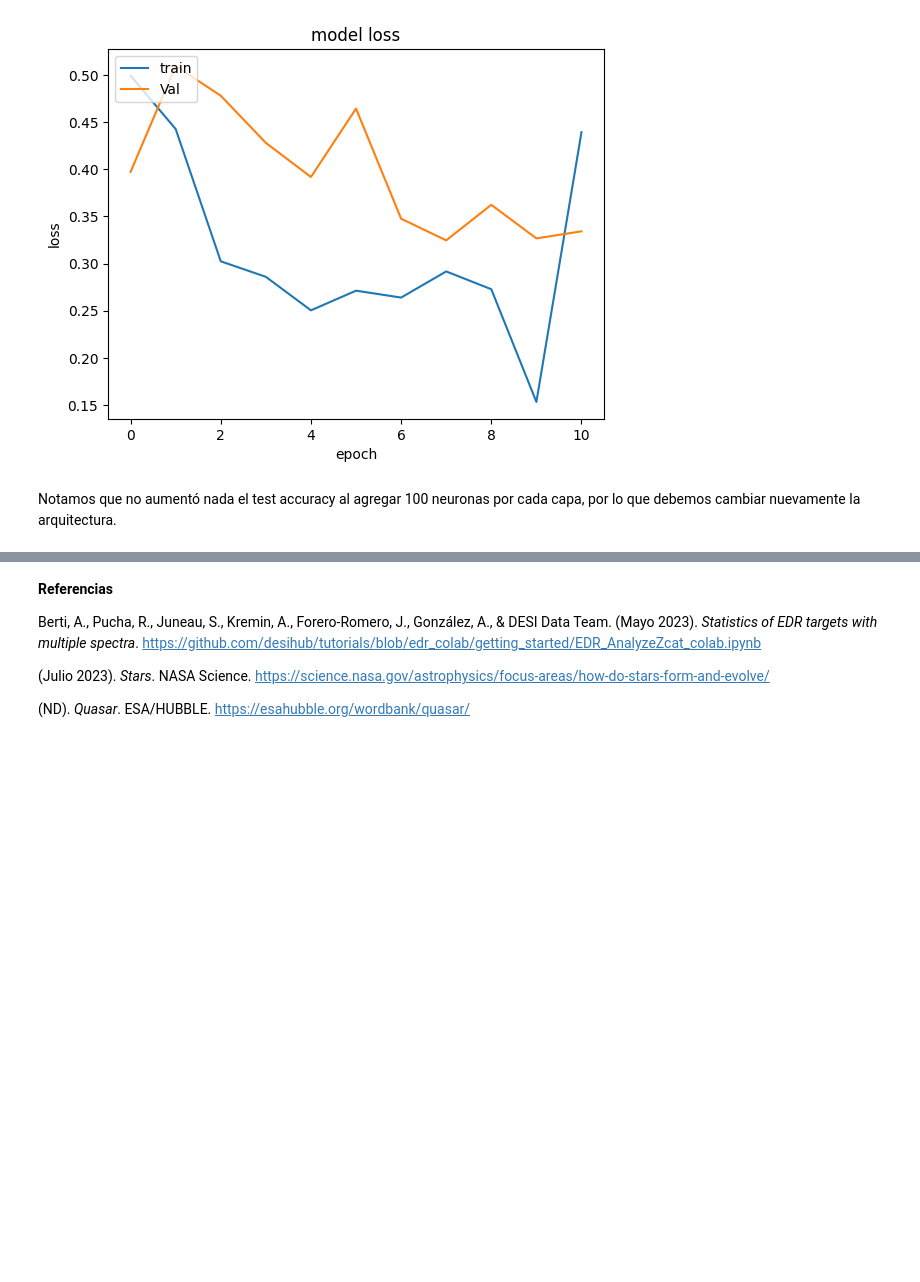
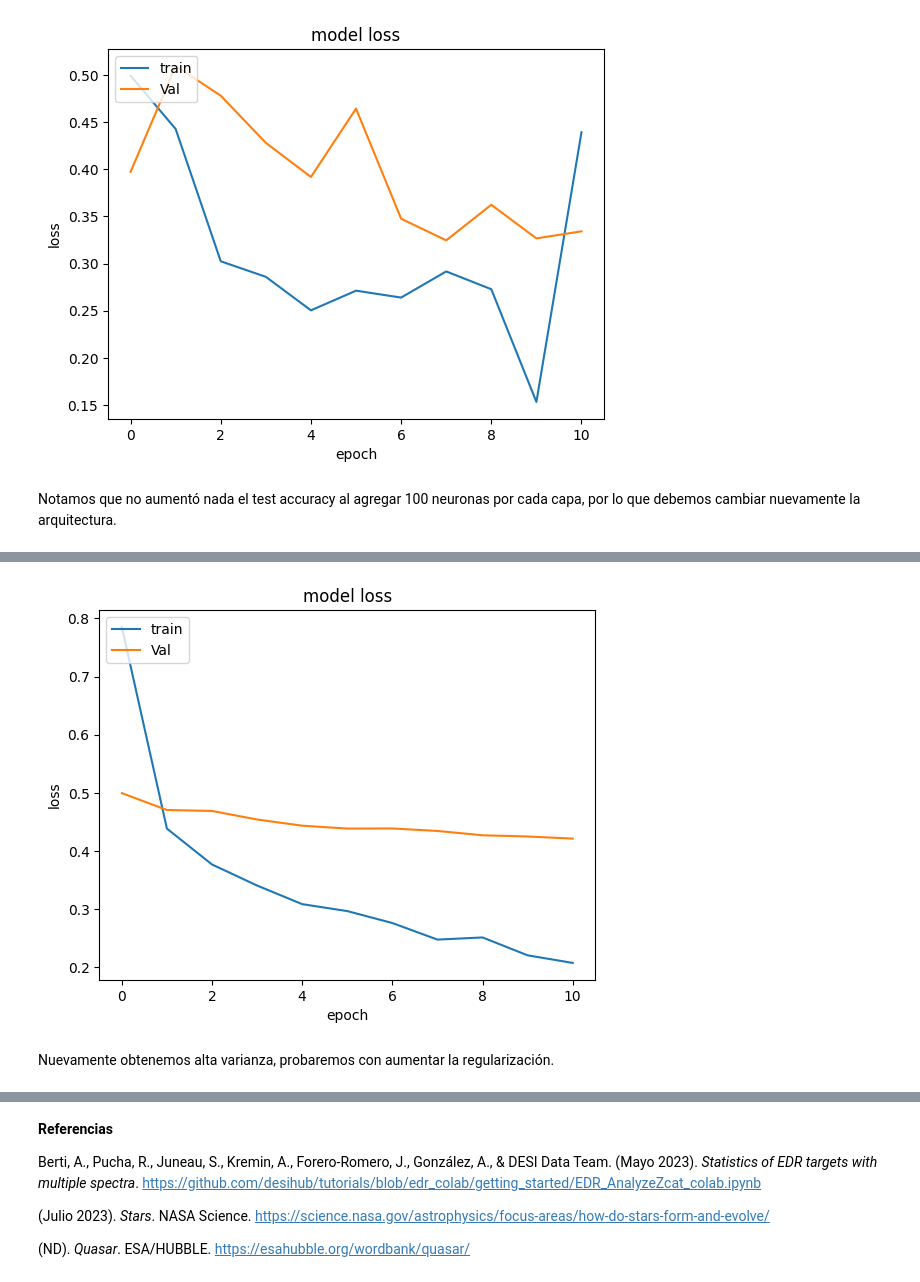
Before and after one commit to DCI-alxogm/ml2023-BlackPuma075, a Jupyter notebook: Dic_08_14/EDR_NN_Binary_QSO_STAR.ipynb, the cells around one changed output, grey strips where cells are left out. Saved outputs shown, nothing was run; the diff lists cells and outputs as text; code cells hidden in the pictures; blank space fills up the shorter version.

```diff
--- a/Dic_08_14/EDR_NN_Binary_QSO_STAR.ipynb
+++ b/Dic_08_14/EDR_NN_Binary_QSO_STAR.ipynb
@@ -883,0 +1084,3 @@ Notamos que no aumentó nada el test accuracy al agregar 100 neuronas por cada c
+# %%
+filter_2 = zeros !=0
+new_zeros = zeros[filter_2]
@@ -883,0 +1140,2 @@ Notamos que no aumentó nada el test accuracy al agregar 100 neuronas por cada c
+# %%
+x_train, x_test, y_train, y_test = train_test_split(X_scaled.T,Y, test_size=0.10, random_state=42,shuffle= True) #Hago shuffle = True para que no estén los datos sesgados (50,50) en ese orden
@@ -883,0 +1216,20 @@ Notamos que no aumentó nada el test accuracy al agregar 100 neuronas por cada c
+# %%
+tf.random.set_seed(1234)
+model8 = Sequential(
+    [
+        tf.keras.Input(shape=(x_train.shape[1],)),
+        Dense(100, activation='relu', kernel_initializer='he_uniform', name = 'layer0'),
+        Dropout(0.1),
+        Dense(100, activation='relu',kernel_initializer='he_uniform', name = 'layer1'),
+        Dropout(0.1),
+        Dense(100, activation='relu',kernel_initializer='he_uniform', name = 'layer2'),
+        Dropout(0.1),
+        Dense(1, activation='sigmoid',kernel_initializer='he_uniform', name = 'layer3'),
+     ]
+)
+model8.summary()
+model8.compile(
+    loss = tf.keras.losses.BinaryCrossentropy(),
+    optimizer='sgd',
+    metrics=[tf.keras.metrics.BinaryAccuracy()]
+)
@@ -883,0 +1254,11 @@ Notamos que no aumentó nada el test accuracy al agregar 100 neuronas por cada c
+# %%
+history8 = model8.fit(
+    x_train,y_train,
+    epochs=11,
+    batch_size=83,
+    validation_split=0.1
+)
+
+y_hat = model8.predict(x_test)
+y_hat= (y_hat >= 0.5).astype(int)
+print("test accuracy: {} %".format(100 - np.mean(np.abs(y_hat - y_test)) * 100))
@@ -883,0 +1283,12 @@ Notamos que no aumentó nada el test accuracy al agregar 100 neuronas por cada c
+# %%
+plt.plot(history8.history['loss'])
+plt.plot(history8.history['val_loss'])
+plt.title('model loss')
+plt.ylabel('loss')
+plt.xlabel('epoch')
+plt.legend(['train', 'Val'], loc='upper left')
+plt.show()
+# %% [output]
+[figure, added]
+# %% [markdown]
+Nuevamente obtenemos alta varianza, probaremos con aumentar la regularización.
```
Also changed, not shown: parts of 58 cells of this notebook.
